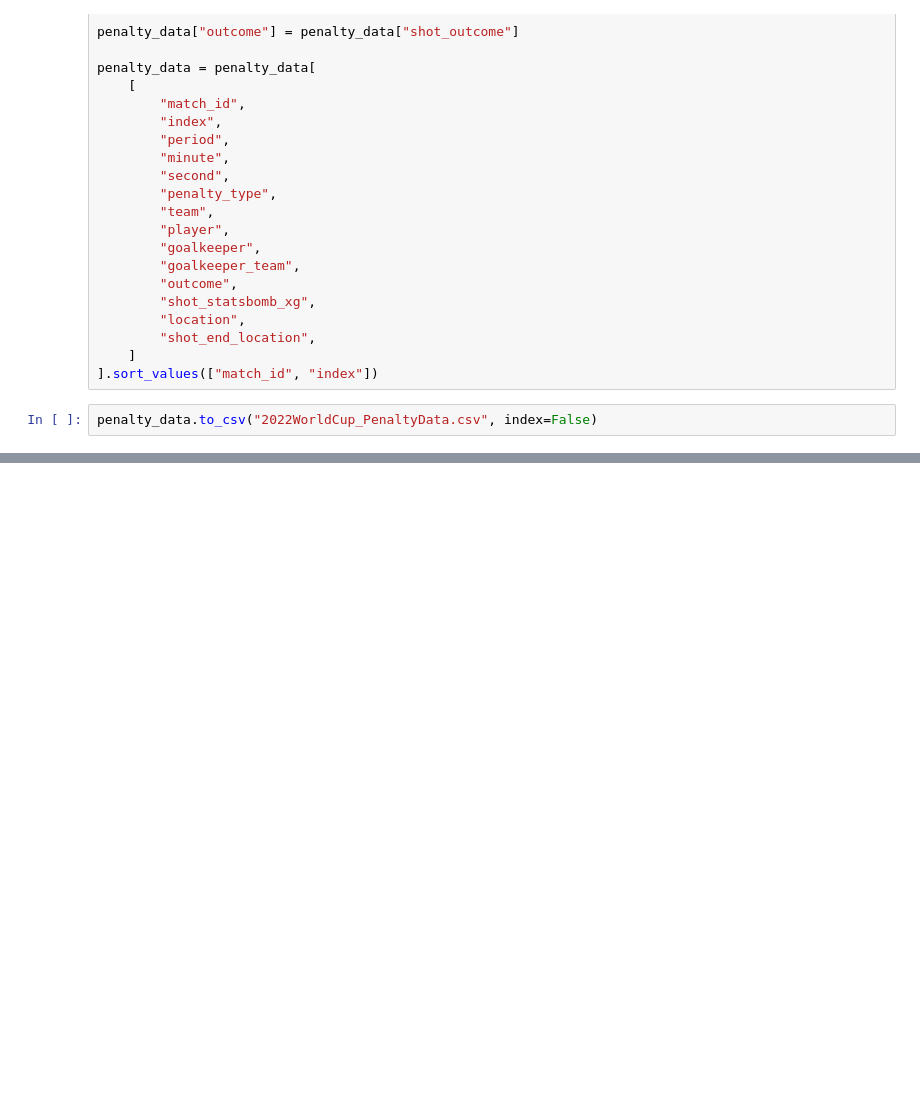
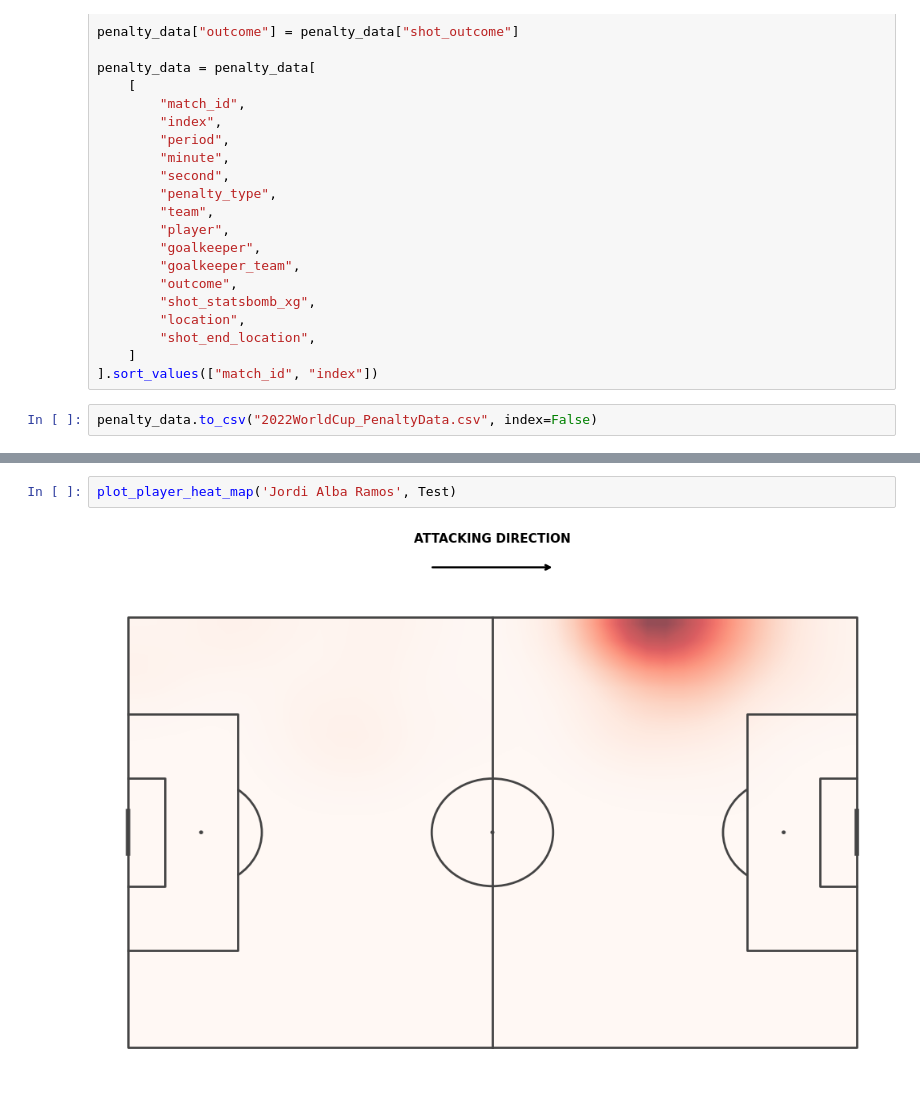
Before and after one commit to AlejandroZamudio14/Portfolio, a Jupyter notebook: WCAnalysisDashboard/WC_DashboardDev.ipynb, the cells around one changed output, grey strips where cells are left out. Drawn from its saved outputs; the diff is of its cells as text; blank space fills up the shorter version.

Commit message:
Update Development Notebook
Notebook updated to include development on three visualizations used in Player Analysis tab

```diff
--- a/WCAnalysisDashboard/WC_DashboardDev.ipynb
+++ b/WCAnalysisDashboard/WC_DashboardDev.ipynb
@@ -1266,0 +1331,4 @@ penalty_data.to_csv("2022WorldCup_PenaltyData.csv", index=False)
+# %%
+plot_player_heat_map('Jordi Alba Ramos', Test)
+# %% [output]
+[figure, added]
```
Also changed, not shown: parts of 11 cells of this notebook.
